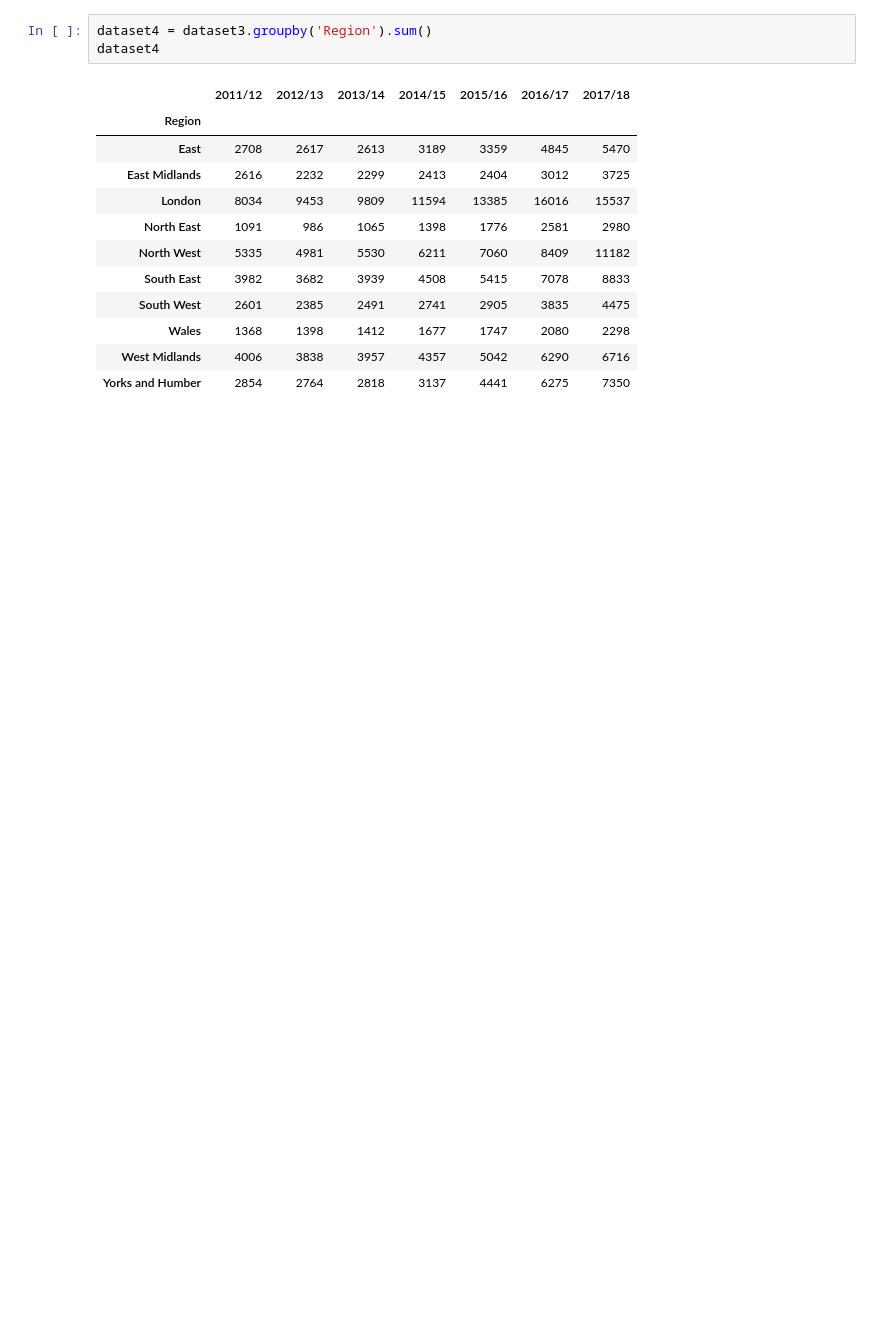
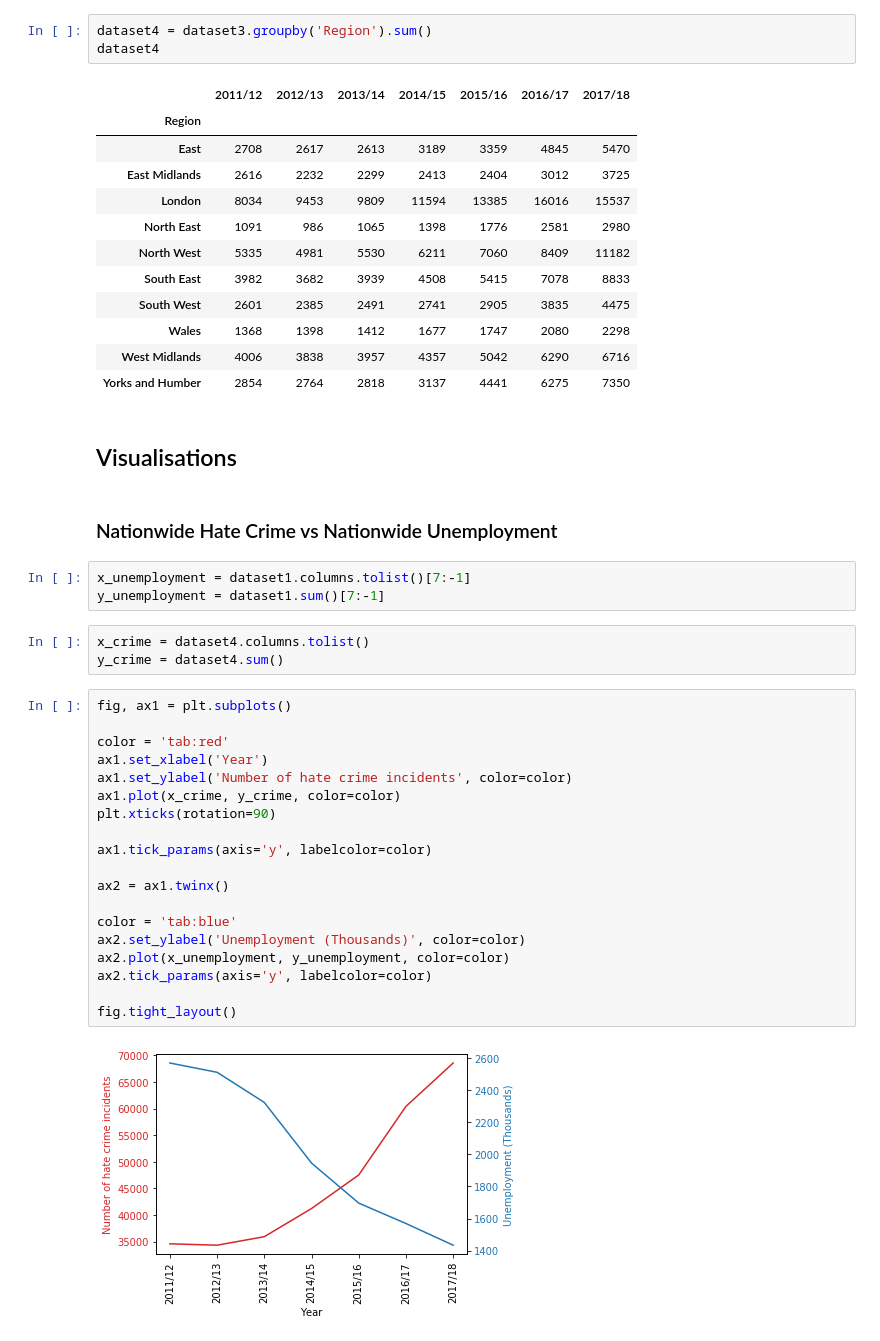
Before and after one commit to h-khandahari/parliament_data, a Jupyter notebook: notebook.ipynb, the cells around one changed output. Cells and saved outputs as stored; diff of their text form; blank space fills up the shorter version.

```diff
--- a/notebook.ipynb
+++ b/notebook.ipynb
@@ -143,3 +153,34 @@ dataset4
 | Wales | 1368 | 1398 | 1412 | 1677 | 1747 | 2080 | 2298 |
 | West Midlands | 4006 | 3838 | 3957 | 4357 | 5042 | 6290 | 6716 |
 | Yorks and Humber | 2854 | 2764 | 2818 | 3137 | 4441 | 6275 | 7350 |
+# %% [markdown]
+## Visualisations
+# %% [markdown]
+### Nationwide Hate Crime vs Nationwide Unemployment
+# %%
+x_unemployment = dataset1.columns.tolist()[7:-1]
+y_unemployment = dataset1.sum()[7:-1]
+# %%
+x_crime = dataset4.columns.tolist()
+y_crime = dataset4.sum()
+# %%
+fig, ax1 = plt.subplots()
+
+color = 'tab:red'
+ax1.set_xlabel('Year')
+ax1.set_ylabel('Number of hate crime incidents', color=color)
+ax1.plot(x_crime, y_crime, color=color)
+plt.xticks(rotation=90)
+
+ax1.tick_params(axis='y', labelcolor=color)
+
+ax2 = ax1.twinx()
+
+color = 'tab:blue'
+ax2.set_ylabel('Unemployment (Thousands)', color=color)
+ax2.plot(x_unemployment, y_unemployment, color=color)
+ax2.tick_params(axis='y', labelcolor=color)
+
+fig.tight_layout()
+# %% [output]
+[figure, added]
```
Also changed, not shown: parts of 14 cells of this notebook.
